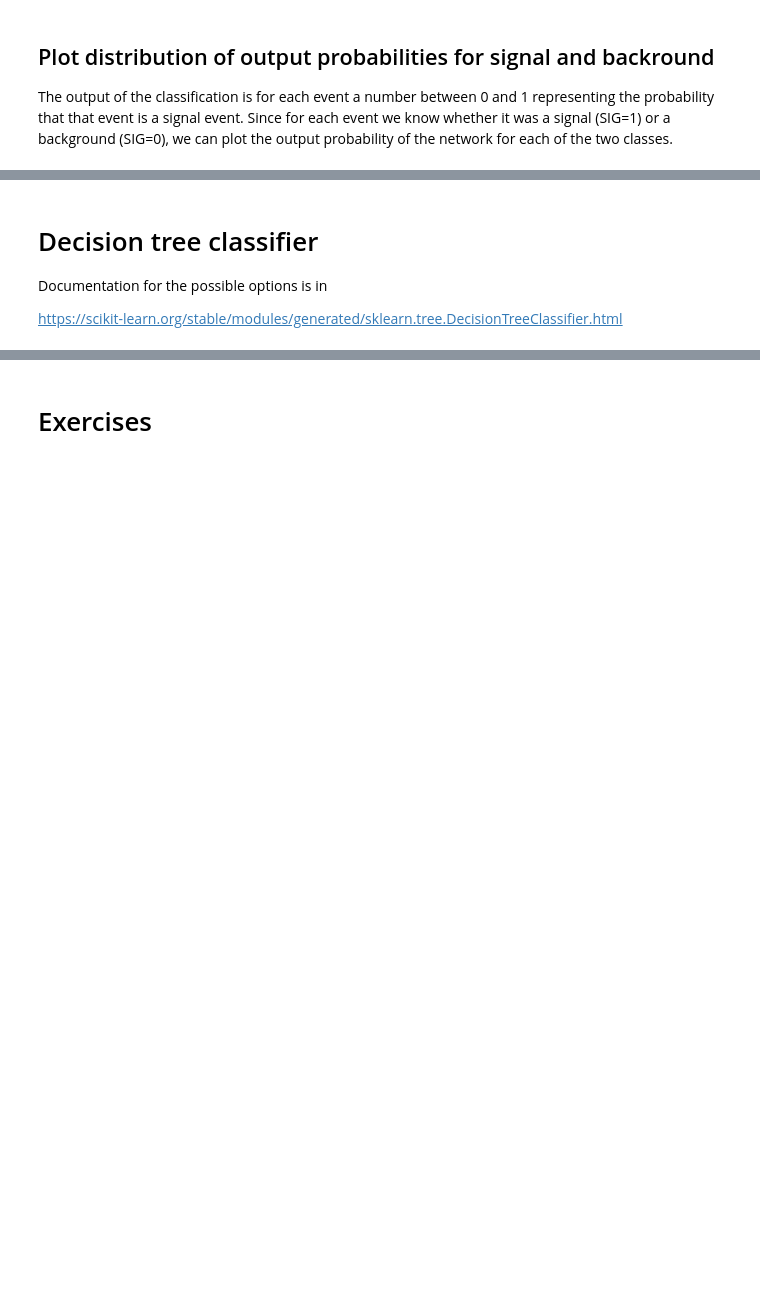
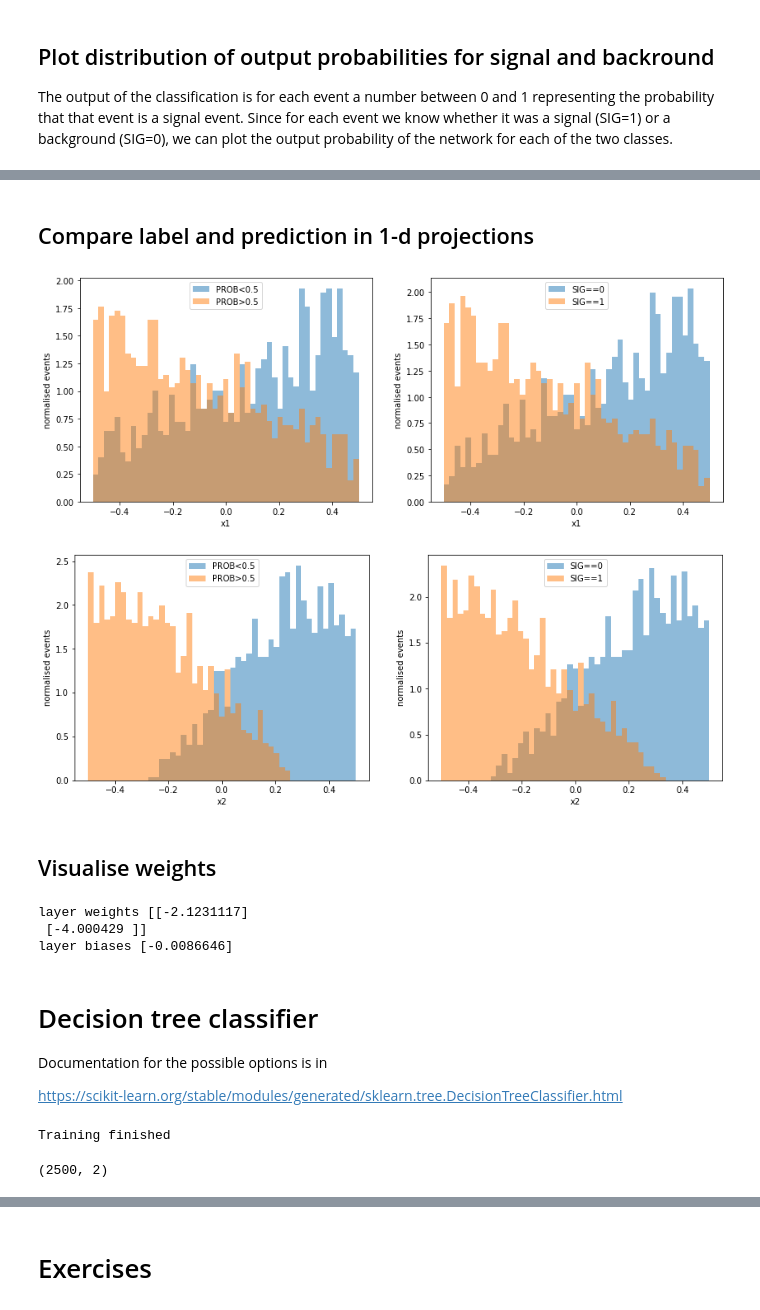
Before and after one commit to polesell/lectures, a Jupyter notebook: lectures_pv_magistrale/Lecture_3/4_test_regr.ipynb, the cells around one changed output, grey strips where cells are left out. Drawn from its saved outputs; the diff is of its cells as text; code cells hidden in the pictures; blank space fills up the shorter version.

```diff
--- a/lectures_pv_magistrale/Lecture_3/4_test_regr.ipynb
+++ b/lectures_pv_magistrale/Lecture_3/4_test_regr.ipynb
@@ -260,3 +216,58 @@ print('layer biases',layer_biases)
+# %% [markdown]
+## Compare label and prediction in 1-d projections
+# %%
+pred_false='PROB<0.5'
+pred_true='PROB>0.5'
+lab_false='SIG==0'
+lab_true='SIG==1'
+nbin=50
+blow=-0.5
+bhigh=0.5
+bins = np.linspace(blow, bhigh, nbin)
+fig1= plt.figure(figsize=(14,5))
+plt.subplot(1, 2,1)
+var="x1"
+plt.hist(df_test_acc_r.query(pred_false)[var], bins, alpha=0.5, density=True, label=pred_false)
+plt.hist(df_test_acc_r.query(pred_true)[var], bins, alpha=0.5, density=True, label=pred_true)
+plt.legend(loc='best')
+plt.xlabel(var)
+plt.ylabel('normalised events')
+plt.subplot(1, 2,2)
+plt.hist(df_test_acc_r.query(lab_false)[var], bins, alpha=0.5, density=True, label=lab_false)
+plt.hist(df_test_acc_r.query(lab_true)[var], bins, alpha=0.5, density=True, label=lab_true)
+plt.legend(loc='best')
+plt.xlabel(var)
+plt.ylabel('normalised events')
+plt.show()
+fig2= plt.figure(figsize=(14,5))
+plt.subplot(1, 2,1)
+var="x2"
+plt.hist(df_test_acc_r.query(pred_false)[var], bins, alpha=0.5, density=True, label=pred_false)
+plt.hist(df_test_acc_r.query(pred_true)[var], bins, alpha=0.5, density=True, label=pred_true)
+plt.legend(loc='best')
+plt.xlabel(var)
+plt.ylabel('normalised events')
+plt.subplot(1, 2,2)
+plt.hist(df_test_acc_r.query(lab_false)[var], bins, alpha=0.5, density=True, label=lab_false)
+plt.hist(df_test_acc_r.query(lab_true)[var], bins, alpha=0.5, density=True, label=lab_true)
+plt.legend(loc='best')
+plt.xlabel(var)
+plt.ylabel('normalised events')
+plt.show()
+# %% [output]
+[figure, added]
+[figure, added]
+# %% [markdown]
+## Visualise weights
+# %%
+layer_weights = model.layers[0].get_weights()[0]
+layer_biases  = model.layers[0].get_weights()[1]
+print('layer weights',layer_weights)
+print('layer biases',layer_biases)
+# %% [output]
+layer weights [[-2.1231117]
+ [-4.000429 ]]
+layer biases [-0.0086646]
 # %% [markdown]
 # Decision tree classifier
 
@@ -271,9 +282,18 @@ test_tree = pd.DataFrame(X_test)
 test_tree.columns=col_fin
 
 
-clf = DecisionTreeClassifier(max_leaf_nodes=10, criterion='gini', splitter='best', random_state=0)
+clf = DecisionTreeClassifier(max_leaf_nodes=6, criterion='gini', splitter='best', random_state=0)
 clf.fit(X_train, y_train)
 
-Ypred_tree=clf.predict_proba(test_tree)
+Ypredt=clf.predict_proba(test_tree)
 
 print('Training finished')
+# %% [output]
+Training finished
+# %%
+print(Ypredt.shape)
+df_test_acc_t=X_test.copy()
+df_test_acc_t['SIG']=y_test
+df_test_acc_t['PROB']=Ypredt[:,1]
+# %% [output]
+(2500, 2)
```
Also changed, not shown: parts of 47 cells of this notebook.
